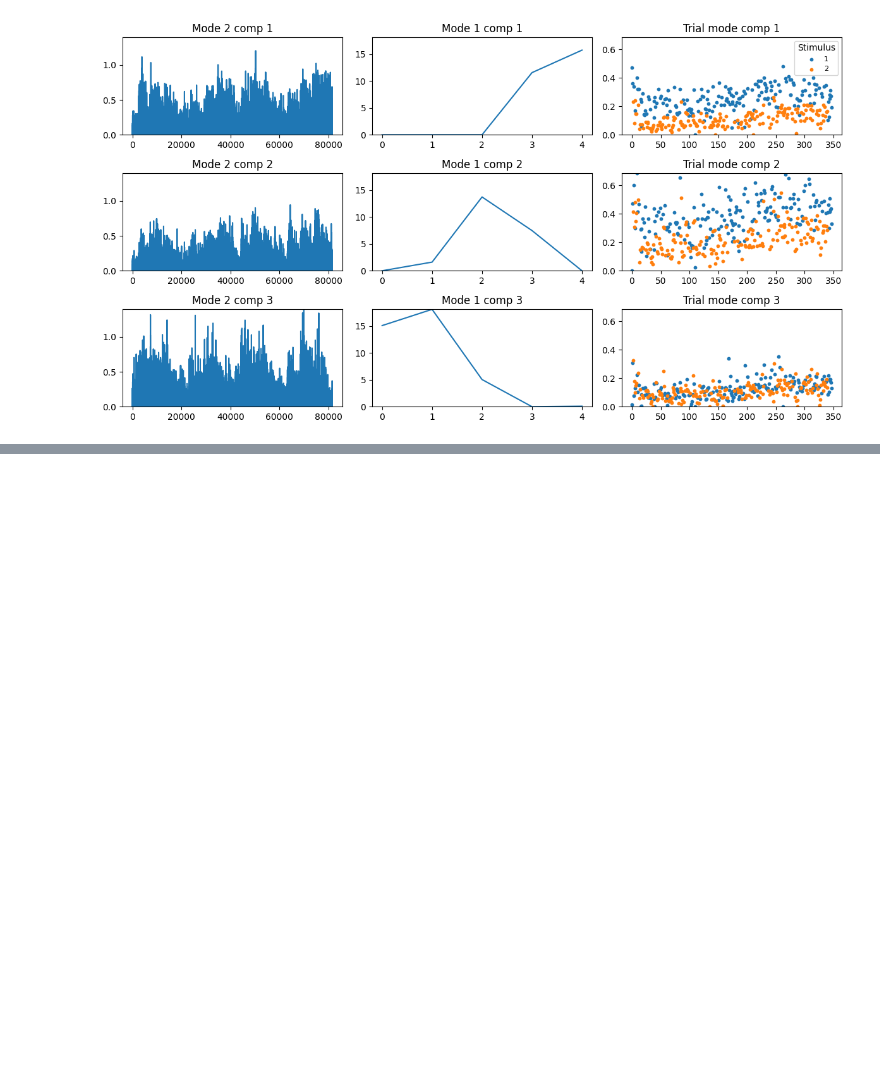
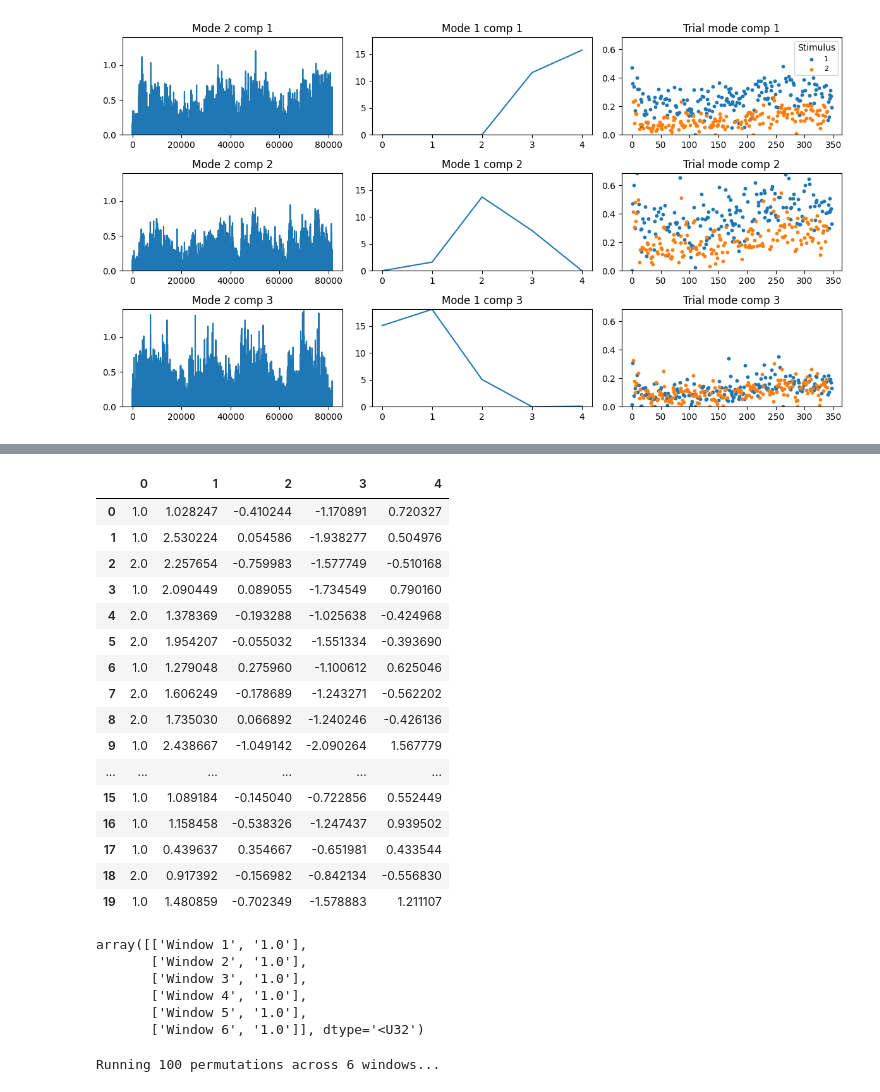
Before and after one commit to JohnMadrid/isp-unsupervised-learning, a Jupyter notebook: Batch_TCA_Runner.ipynb, the cells around one changed output, grey strips where cells are left out. Saved outputs shown, nothing was run; the diff lists cells and outputs as text; code cells hidden in the pictures; blank space fills up the shorter version.

```diff
--- a/Batch_TCA_Runner.ipynb
+++ b/Batch_TCA_Runner.ipynb
@@ -570,0 +643,22 @@ plot_cp_ensemble(ensemble_aHV, 3, beh["WallType"])
+# %%
+trial_feature_matrix = get_trial_feature_matrix(test_ensemble, 4, beh["WallType"])
+# %%
+pd.DataFrame(trial_feature_matrix)[:20]
+# %% [output]
+|  | 0 | 1 | 2 | 3 | 4 |
+| 0 | 1.0 | 1.028247 | -0.410244 | -1.170891 | 0.720327 |
+| 1 | 1.0 | 2.530224 | 0.054586 | -1.938277 | 0.504976 |
+| 2 | 2.0 | 2.257654 | -0.759983 | -1.577749 | -0.510168 |
+| 3 | 1.0 | 2.090449 | 0.089055 | -1.734549 | 0.790160 |
+| 4 | 2.0 | 1.378369 | -0.193288 | -1.025638 | -0.424968 |
+| 5 | 2.0 | 1.954207 | -0.055032 | -1.551334 | -0.393690 |
+| 6 | 1.0 | 1.279048 | 0.275960 | -1.100612 | 0.625046 |
+| 7 | 2.0 | 1.606249 | -0.178689 | -1.243271 | -0.562202 |
+| 8 | 2.0 | 1.735030 | 0.066892 | -1.240246 | -0.426136 |
+| 9 | 1.0 | 2.438667 | -1.049142 | -2.090264 | 1.567779 |
+| ... | ... | ... | ... | ... | ... |
+| 15 | 1.0 | 1.089184 | -0.145040 | -0.722856 | 0.552449 |
+| 16 | 1.0 | 1.158458 | -0.538326 | -1.247437 | 0.939502 |
+| 17 | 1.0 | 0.439637 | 0.354667 | -0.651981 | 0.433544 |
+| 18 | 2.0 | 0.917392 | -0.156982 | -0.842134 | -0.556830 |
+| 19 | 1.0 | 1.480859 | -0.702349 | -1.578883 | 1.211107 |
@@ -570,0 +733,9 @@ plot_cp_ensemble(ensemble_aHV, 3, beh["WallType"])
+# %%
+analyze_stimulus_decoding(trial_feature_matrix)
+# %% [output]
+array([['Window 1', '1.0'],
+       ['Window 2', '1.0'],
+       ['Window 3', '1.0'],
+       ['Window 4', '1.0'],
+       ['Window 5', '1.0'],
+       ['Window 6', '1.0']], dtype='<U32')
@@ -570,0 +790,4 @@ plot_cp_ensemble(ensemble_aHV, 3, beh["WallType"])
+# %%
+observed_aucs, null_distribution, p_values = calculate_p_values(trial_feature_matrix)
+# %% [output]
+Running 100 permutations across 6 windows...
```
Also changed, not shown: parts of 14 cells of this notebook, 1 other file.
